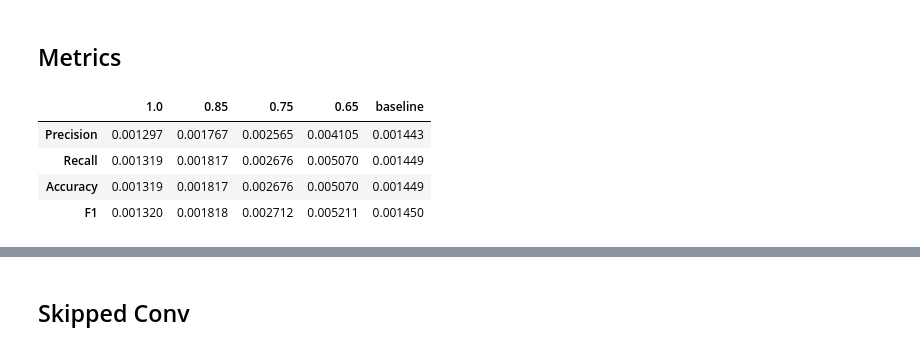
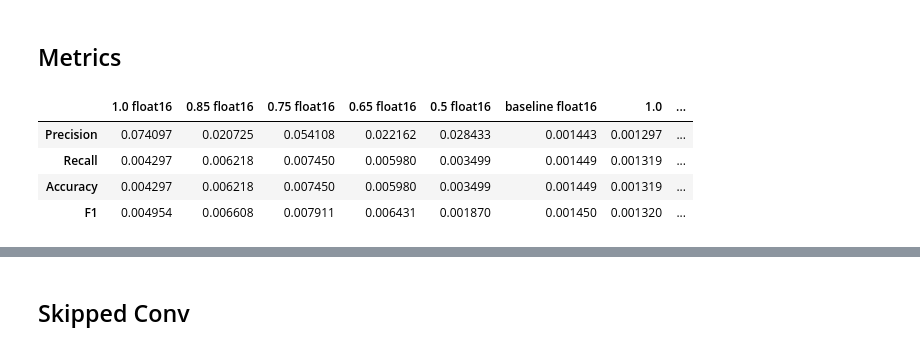
Before and after one commit to InesGP/UNET-nan-operations, a Jupyter notebook: mnist_usecase/NaN_MNIST.ipynb, the cells around one changed output, grey strips where cells are left out. Saved outputs shown, nothing was run; the diff lists cells and outputs as text; code cells hidden in the pictures.

```diff
--- a/mnist_usecase/NaN_MNIST.ipynb
+++ b/mnist_usecase/NaN_MNIST.ipynb
@@ -8,3 +8,20 @@ import numpy as np
 import re
 from collections import defaultdict
 from sklearn.metrics import precision_score, recall_score, f1_score, accuracy_score, classification_report
+# %%
+for thresh in ['1.0', '0.85', '0.75', '0.65', '0.5',]:
+    fig, axes = plt.subplots(1,4, figsize=(15,5))
+    for i in range(1,5):
+        layer = pickle.load(open(f'embeddings/conv{i}_{thresh}_float16.pkl', 'rb'))
+        # print(layer.shape)
+        sns.heatmap(layer[10,5], ax=axes[i-1])
+    fig.suptitle(f" {thresh} Pool")
+
+    fig, axes = plt.subplots(1,4, figsize=(15,5))
+    for i in range(1,5):
+        layer = pickle.load(open(f'embeddings/pool{i}_{thresh}_float16.pkl', 'rb'))
+        # print(layer.shape)
+        sns.heatmap(layer[10,5], ax=axes[i-1])
+
+    fig.suptitle(f" {thresh} Pool")
+    # break
@@ -13,39 +41,46 @@ from sklearn.metrics import precision_score, recall_score, f1_score, accuracy_sc
 # %%
 thresh_metrics = {}
 thresh_mean = {}
 thresh_stdev = {}
 
-for thresh in ['1.0', '0.85', '0.75', '0.65', 'baseline']:
-    thresh_metrics[thresh] = {'Precision': [], 'Recall': [], 'Accuracy': [], 'F1': []}
-    thresh_mean[thresh] = {'Precision': [], 'Recall': [], 'Accuracy': [], 'F1': []}
-    thresh_stdev[thresh] = {'Precision': [], 'Recall': [], 'Accuracy': [], 'F1': []}
-    metrics = pickle.load(open(f'nan_test_metrics_{thresh}.pkl', 'rb'))
-    # print(metrics[0]['pred'])
+for file_path in ['nan_test_metrics', 'metrics/nan_test_metrics']:
+    if 'metrics/' in file_path: precision = ''
+    else: precision = 'float16'
 
-    for fold in range(5):
-        thresh_metrics[thresh]['Precision'].append(precision_score(metrics[fold]['target'], metrics[fold]['pred'] , average='weighted') )
-        thresh_metrics[thresh]['Recall'].append( recall_score(metrics[fold]['target'], metrics[fold]['pred'] , average='weighted') )
-        thresh_metrics[thresh]['F1'].append( f1_score(metrics[fold]['target'], metrics[fold]['pred'] , average='weighted') )
-        thresh_metrics[thresh]['Accuracy'].append( accuracy_score(metrics[fold]['target'], metrics[fold]['pred'] ) )
+    for thresh in ['1.0', '0.85', '0.75', '0.65', '0.5', 'baseline']:
+        thresh_metrics[f"{thresh} {precision}"] = {'Precision': [], 'Recall': [], 'Accuracy': [], 'F1': []}
+        thresh_mean[f"{thresh} {precision}"] = {'Precision': [], 'Recall': [], 'Accuracy': [], 'F1': []}
+        thresh_stdev[f"{thresh} {precision}"] = {'Precision': [], 'Recall': [], 'Accuracy': [], 'F1': []}
+        if precision == 'float16':
+            metrics = pickle.load(open(f'{file_path}_{thresh}_{precision}.pkl', 'rb'))
+        else:
+            metrics = pickle.load(open(f'{file_path}_{thresh}.pkl', 'rb'))
+        # print(metrics[0]['pred'])
+
+        for fold in range(5):
+            thresh_metrics[f"{thresh} {precision}"]['Precision'].append(precision_score(metrics[fold]['target'], metrics[fold]['pred'] , average='weighted') )
+            thresh_metrics[f"{thresh} {precision}"]['Recall'].append( recall_score(metrics[fold]['target'], metrics[fold]['pred'] , average='weighted') )
+            thresh_metrics[f"{thresh} {precision}"]['F1'].append( f1_score(metrics[fold]['target'], metrics[fold]['pred'] , average='weighted') )
+            thresh_metrics[f"{thresh} {precision}"]['Accuracy'].append( accuracy_score(metrics[fold]['target'], metrics[fold]['pred'] ) )
 
 
-    thresh_mean[thresh]['Precision'] = np.mean( thresh_metrics[thresh]['Precision'] )
-    thresh_stdev[thresh]['Precision'] = np.std( thresh_metrics[thresh]['Precision'] )
-    thresh_mean[thresh]['Recall'] = np.mean( thresh_metrics[thresh]['Recall'] )
-    thresh_stdev[thresh]['Recall'] = np.std( thresh_metrics[thresh]['Recall'] )
-    thresh_mean[thresh]['F1'] = np.mean( thresh_metrics[thresh]['F1'] )
-    thresh_stdev[thresh]['F1'] = np.std( thresh_metrics[thresh]['F1'] )
-    thresh_mean[thresh]['Accuracy'] = np.mean( thresh_metrics[thresh]['Accuracy'] )
-    thresh_stdev[thresh]['Accuracy'] = np.std( thresh_metrics[thresh]['Accuracy'] )
+        thresh_mean[f"{thresh} {precision}"]['Precision'] = np.mean( thresh_metrics[f"{thresh} {precision}"]['Precision'] )
+        thresh_stdev[f"{thresh} {precision}"]['Precision'] = np.std( thresh_metrics[f"{thresh} {precision}"]['Precision'] )
+        thresh_mean[f"{thresh} {precision}"]['Recall'] = np.mean( thresh_metrics[f"{thresh} {precision}"]['Recall'] )
+        thresh_stdev[f"{thresh} {precision}"]['Recall'] = np.std( thresh_metrics[f"{thresh} {precision}"]['Recall'] )
+        thresh_mean[f"{thresh} {precision}"]['F1'] = np.mean( thresh_metrics[f"{thresh} {precision}"]['F1'] )
+        thresh_stdev[f"{thresh} {precision}"]['F1'] = np.std( thresh_metrics[f"{thresh} {precision}"]['F1'] )
+        thresh_mean[f"{thresh} {precision}"]['Accuracy'] = np.mean( thresh_metrics[f"{thresh} {precision}"]['Accuracy'] )
+        thresh_stdev[f"{thresh} {precision}"]['Accuracy'] = np.std( thresh_metrics[f"{thresh} {precision}"]['Accuracy'] )
 
 thresh_stdev = pd.DataFrame(thresh_stdev)
 thresh_stdev
 # %% [output]
-|  | 1.0 | 0.85 | 0.75 | 0.65 | baseline |
-| Precision | 0.001297 | 0.001767 | 0.002565 | 0.004105 | 0.001443 |
-| Recall | 0.001319 | 0.001817 | 0.002676 | 0.005070 | 0.001449 |
-| Accuracy | 0.001319 | 0.001817 | 0.002676 | 0.005070 | 0.001449 |
-| F1 | 0.001320 | 0.001818 | 0.002712 | 0.005211 | 0.001450 |
+|  | 1.0 float16 | 0.85 float16 | 0.75 float16 | 0.65 float16 | 0.5 float16 | baseline float16 | 1.0 | ... |
+| Precision | 0.074097 | 0.020725 | 0.054108 | 0.022162 | 0.028433 | 0.001443 | 0.001297 | ... |
+| Recall | 0.004297 | 0.006218 | 0.007450 | 0.005980 | 0.003499 | 0.001449 | 0.001319 | ... |
+| Accuracy | 0.004297 | 0.006218 | 0.007450 | 0.005980 | 0.003499 | 0.001449 | 0.001319 | ... |
+| F1 | 0.004954 | 0.006608 | 0.007911 | 0.006431 | 0.001870 | 0.001450 | 0.001320 | ... |
 # %%
 thresh_mean = pd.DataFrame(thresh_mean)
 thresh_mean
```
Also changed, not shown: parts of 3 cells of this notebook, 15 other files.
